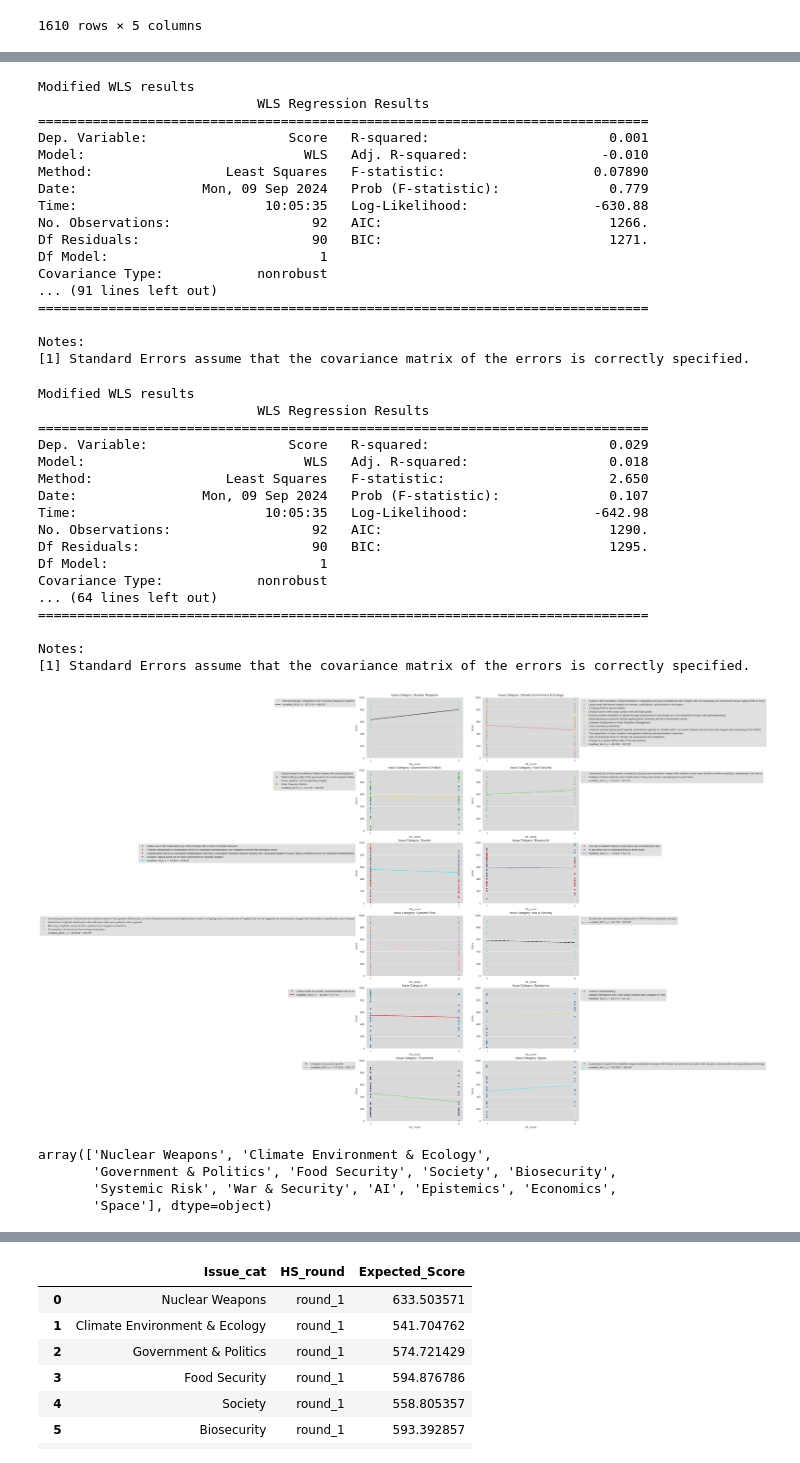
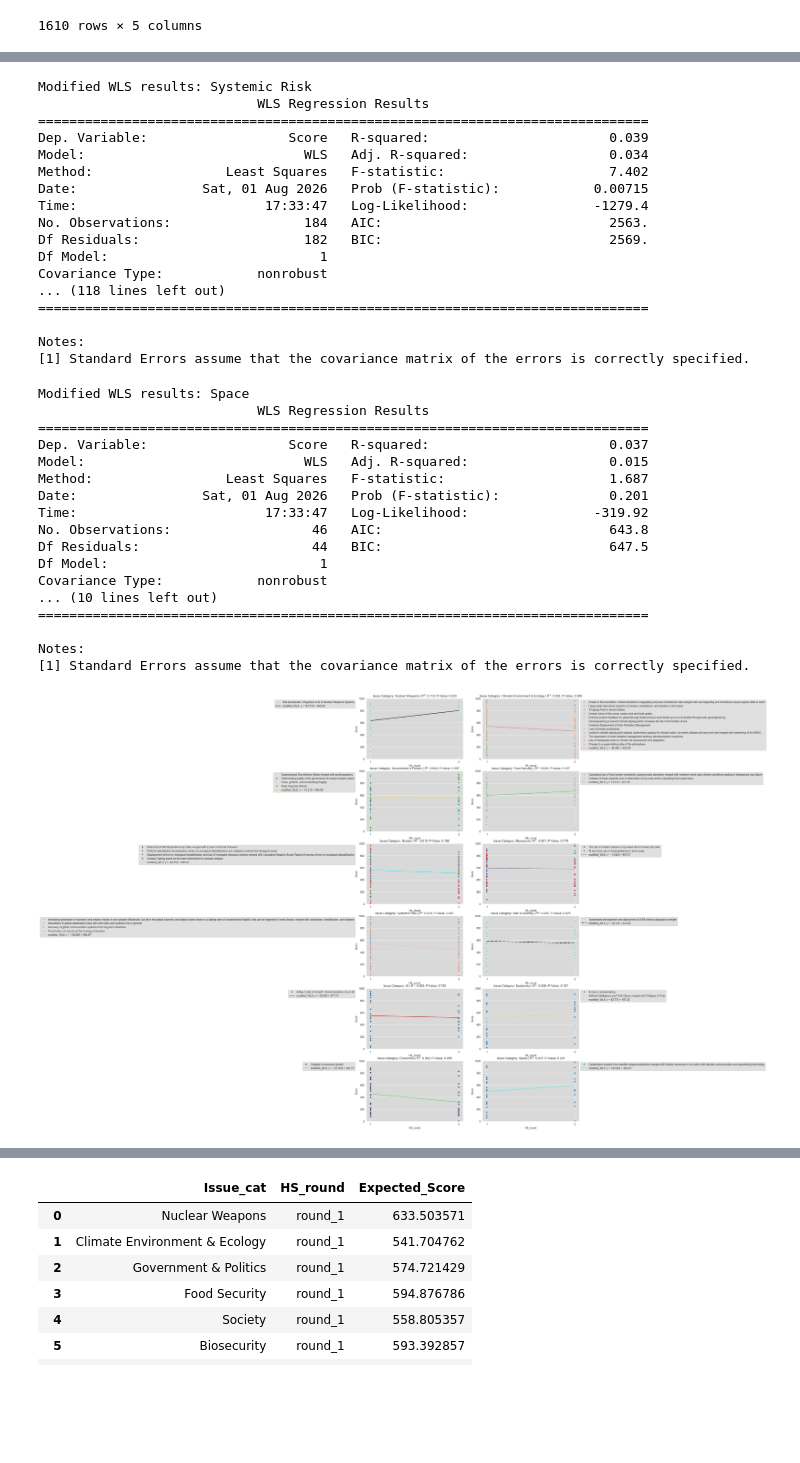
Before and after one commit to chrischank/GCR-Horizon-Scan, a Jupyter notebook: notebooks/HS_analysis.ipynb, the cells around one changed output, grey strips where cells are left out. Cells and saved outputs as stored; diff of their text form; code cells hidden in the pictures; blank space fills up the shorter version.

Commit message:
updated output table with statistical significance and variance changes, appended to paper

```diff
--- a/notebooks/HS_analysis.ipynb
+++ b/notebooks/HS_analysis.ipynb
@@ -100,6 +100,10 @@ axes = ax.flatten()
 
 r1_exp = []
 r2_exp = []
+var_round1 = []
+var_round2 = []
+r_squared = []
+p_values = []
 
 
 for idx, cat in enumerate(justScore_Ldf['Issue_cat'].unique()):
@@ -124,12 +128,17 @@ for idx, cat in enumerate(justScore_Ldf['Issue_cat'].unique()):
     inv_WLS = sm.WLS(y, X_sm, weights = in_wt)
     res_inv = inv_WLS.fit()
     inv_ypred = res_inv.predict()
-    print("\nModified WLS results")
+    print(f"\nModified WLS results: {cat}")
     print(res_inv.summary())
 
     # Fill DataFrame
     r1_exp.append(inv_ypred[0])
+    var_round1.append(variance.loc[1])
+    var_round2.append(variance.loc[2])
     r2_exp.append(inv_ypred[-1])
+    r_squared.append(res_inv.rsquared)
+    p_values.append(res_inv.pvalues["HS_round"])
+
 
     splot = sns.scatterplot(justScore_cat, x='HS_round', y='Score',
                             hue='Issue', ax=axes[idx], palette=palette_ls[idx])
@@ -137,7 +146,7 @@ for idx, cat in enumerate(justScore_Ldf['Issue_cat'].unique()):
                            ax=axes[idx], linestyle=linestyle_ls[idx], color=colour_ls[idx],
                            label=f"modified_WLS: y = {res_inv.params[1]:.2f}X + {res_inv.params[0]:.2f}'")
 
-    axes[idx].set_title(f"Issue Category: {cat}")
+    axes[idx].set_title(f"Issue Category: {cat} | $R^2$: {res_inv.rsquared:.3f}; P-Value: {res_inv.pvalues['HS_round']:.3f}")
     axes[idx].set_xticks([1, 2])
     axes[idx].set_ylim(1-1, 1000)
 
@@ -149,13 +158,17 @@ for idx, cat in enumerate(justScore_Ldf['Issue_cat'].unique()):
         axes[idx].legend(bbox_to_anchor=(1, 1), ncol=1)
 
 plt.tight_layout()
-plt.savefig(f"{fig_output}/WLSissueCat_subplots.png")
+plt.savefig(f"{fig_output}/WLSissueCat_subplots.png", bbox_inches="tight")
 plt.show()
 
 # DataFrame to collect inv_WLS ypred expected values
 WLS_expDF = pd.DataFrame({
     "Issue_cat": justScore_Ldf["Issue_cat"].unique(),
     "round_1": r1_exp,
-    "round_2": r2_exp
+    "round1_variance": var_round1,
+    "round_2": r2_exp,
+    "round2_variance": var_round2,
+    "r_squared": r_squared,
+    "P-Value": p_values
 })
 # %% [output]
@@ -175,46 +188,39 @@ Covariance Type:            nonrobust
 ==============================================================================
 
 Notes:
 [1] Standard Errors assume that the covariance matrix of the errors is correctly specified.
-Modified WLS results
+Modified WLS results: Systemic Risk
                             WLS Regression Results
 ==============================================================================
-Dep. Variable:                  Score   R-squared:                       0.001
-Model:                            WLS   Adj. R-squared:                 -0.010
-Method:                 Least Squares   F-statistic:                   0.07890
-Date:                Mon, 09 Sep 2024   Prob (F-statistic):              0.779
-Time:                        10:05:35   Log-Likelihood:                -630.88
-No. Observations:                  92   AIC:                             1266.
-Df Residuals:                      90   BIC:                             1271.
+Dep. Variable:                  Score   R-squared:                       0.039
+Model:                            WLS   Adj. R-squared:                  0.034
+Method:                 Least Squares   F-statistic:                     7.402
+Date:                Sat, 01 Aug 2026   Prob (F-statistic):            0.00715
+Time:                        17:33:47   Log-Likelihood:                -1279.4
+No. Observations:                 184   AIC:                             2563.
+Df Residuals:                     182   BIC:                             2569.
 Df Model:                           1
 Covariance Type:            nonrobust
-... (91 lines left out)
+... (118 lines left out)
 ==============================================================================
 
 Notes:
 [1] Standard Errors assume that the covariance matrix of the errors is correctly specified.
-Modified WLS results
+Modified WLS results: Space
                             WLS Regression Results
 ==============================================================================
-Dep. Variable:                  Score   R-squared:                       0.029
-Model:                            WLS   Adj. R-squared:                  0.018
-Method:                 Least Squares   F-statistic:                     2.650
-Date:                Mon, 09 Sep 2024   Prob (F-statistic):              0.107
-Time:                        10:05:35   Log-Likelihood:                -642.98
-No. Observations:                  92   AIC:                             1290.
-Df Residuals:                      90   BIC:                             1295.
+Dep. Variable:                  Score   R-squared:                       0.037
+Model:                            WLS   Adj. R-squared:                  0.015
+Method:                 Least Squares   F-statistic:                     1.687
+Date:                Sat, 01 Aug 2026   Prob (F-statistic):              0.201
+Time:                        17:33:47   Log-Likelihood:                -319.92
+No. Observations:                  46   AIC:                             643.8
+Df Residuals:                      44   BIC:                             647.5
 Df Model:                           1
 Covariance Type:            nonrobust
-... (64 lines left out)
+... (10 lines left out)
 ==============================================================================
 
 Notes:
 [1] Standard Errors assume that the covariance matrix of the errors is correctly specified.
-[figure, old version]
+[figure, new version]
-# %%
-justScore_Ldf['Issue_cat'].unique()
-# %% [output]
-array(['Nuclear Weapons', 'Climate Environment & Ecology',
-       'Government & Politics', 'Food Security', 'Society', 'Biosecurity',
-       'Systemic Risk', 'War & Security', 'AI', 'Epistemics', 'Economics',
-       'Space'], dtype=object)
```
Also changed, not shown: parts of 5 cells of this notebook, 5 other files.
